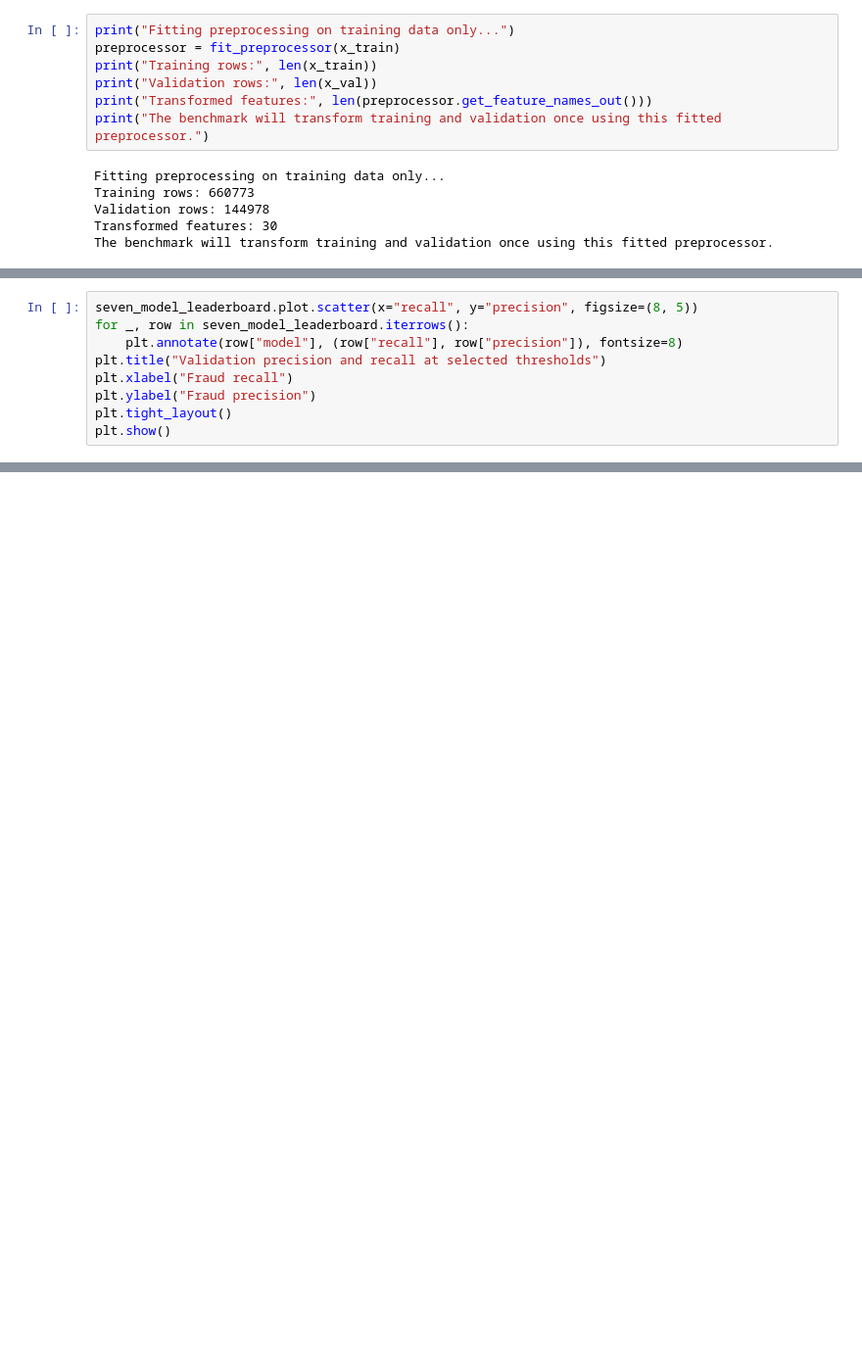
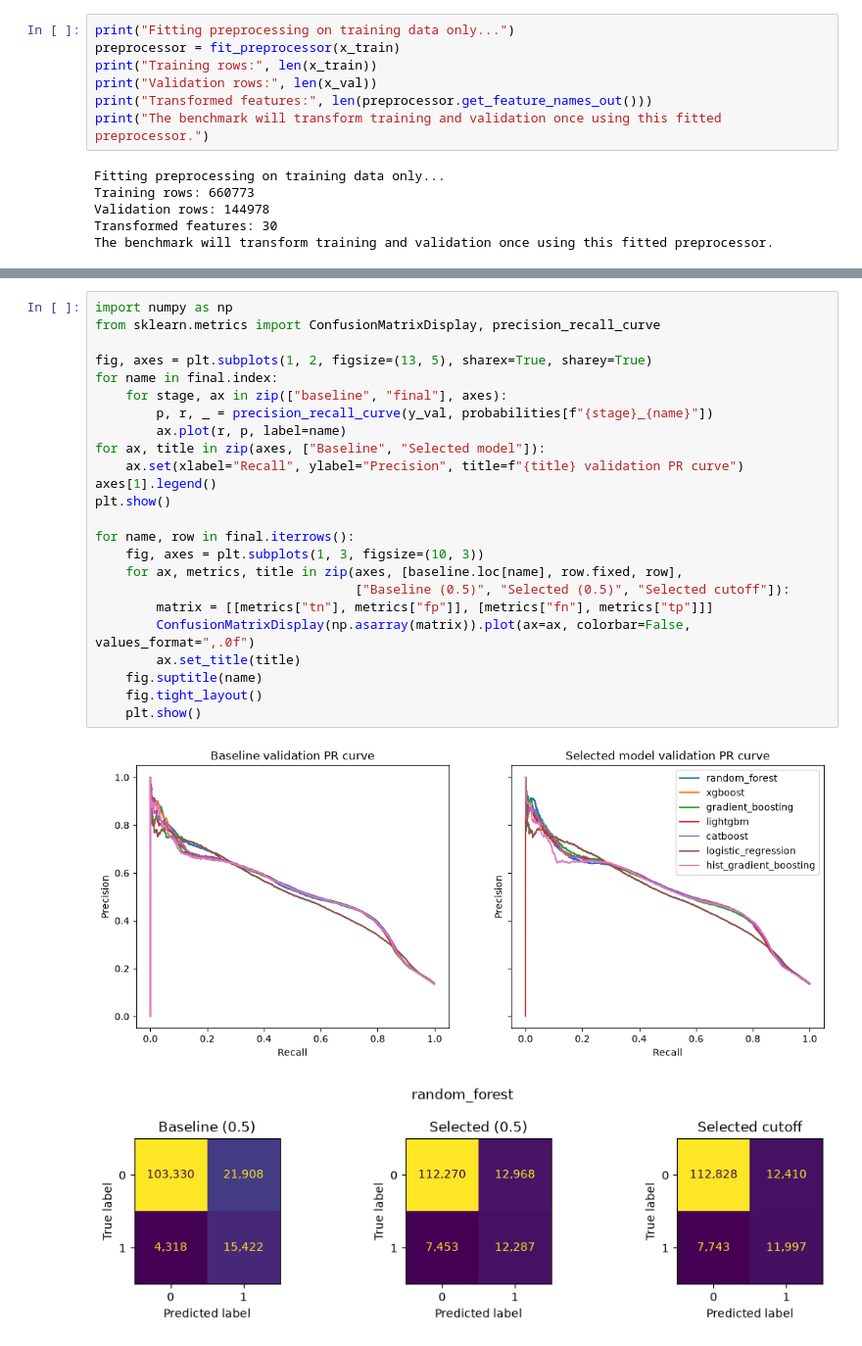
Before and after one commit to hqasdf/agilemlops-ca1, a Jupyter notebook: ca1 hq file.ipynb, the cells around one changed output, grey strips where cells are left out. Shown at 98% size. Saved outputs shown, nothing was run; the diff lists cells and outputs as text; blank space fills up the shorter version.

Commit message:
hq model changes

```diff
--- a/ca1 hq file.ipynb
+++ b/ca1 hq file.ipynb
@@ -1294,9 +743,0 @@ plt.show()
-# %%
-seven_model_leaderboard.plot.scatter(x="recall", y="precision", figsize=(8, 5))
-for _, row in seven_model_leaderboard.iterrows():
-    plt.annotate(row["model"], (row["recall"], row["precision"]), fontsize=8)
-plt.title("Validation precision and recall at selected thresholds")
-plt.xlabel("Fraud recall")
-plt.ylabel("Fraud precision")
-plt.tight_layout()
-plt.show()
@@ -1413,0 +925,27 @@ Local verification runs: CatBoost `a32ff6b4cdae4476ac3be5b79e0ed56a`; LightGBM `
+# %%
+import numpy as np
+from sklearn.metrics import ConfusionMatrixDisplay, precision_recall_curve
+
+fig, axes = plt.subplots(1, 2, figsize=(13, 5), sharex=True, sharey=True)
+for name in final.index:
+    for stage, ax in zip(["baseline", "final"], axes):
+        p, r, _ = precision_recall_curve(y_val, probabilities[f"{stage}_{name}"])
+        ax.plot(r, p, label=name)
+for ax, title in zip(axes, ["Baseline", "Selected model"]):
+    ax.set(xlabel="Recall", ylabel="Precision", title=f"{title} validation PR curve")
+axes[1].legend()
+plt.show()
+
+for name, row in final.iterrows():
+    fig, axes = plt.subplots(1, 3, figsize=(10, 3))
+    for ax, metrics, title in zip(axes, [baseline.loc[name], row.fixed, row],
+                                  ["Baseline (0.5)", "Selected (0.5)", "Selected cutoff"]):
+        matrix = [[metrics["tn"], metrics["fp"]], [metrics["fn"], metrics["tp"]]]
+        ConfusionMatrixDisplay(np.asarray(matrix)).plot(ax=ax, colorbar=False, values_format=",.0f")
+        ax.set_title(title)
+    fig.suptitle(name)
+    fig.tight_layout()
+    plt.show()
+# %% [output]
+[figure, added]
+[figure, added]
```
Also changed, not shown: parts of 62 cells of this notebook, 6 other files.
